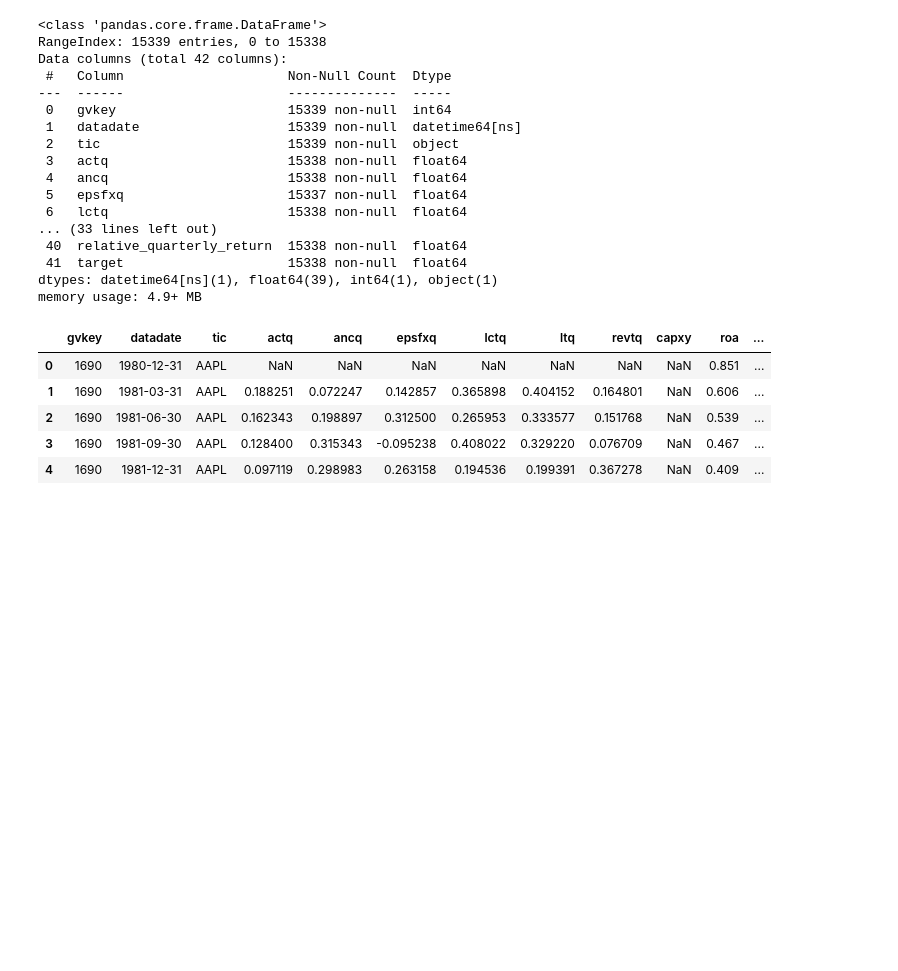
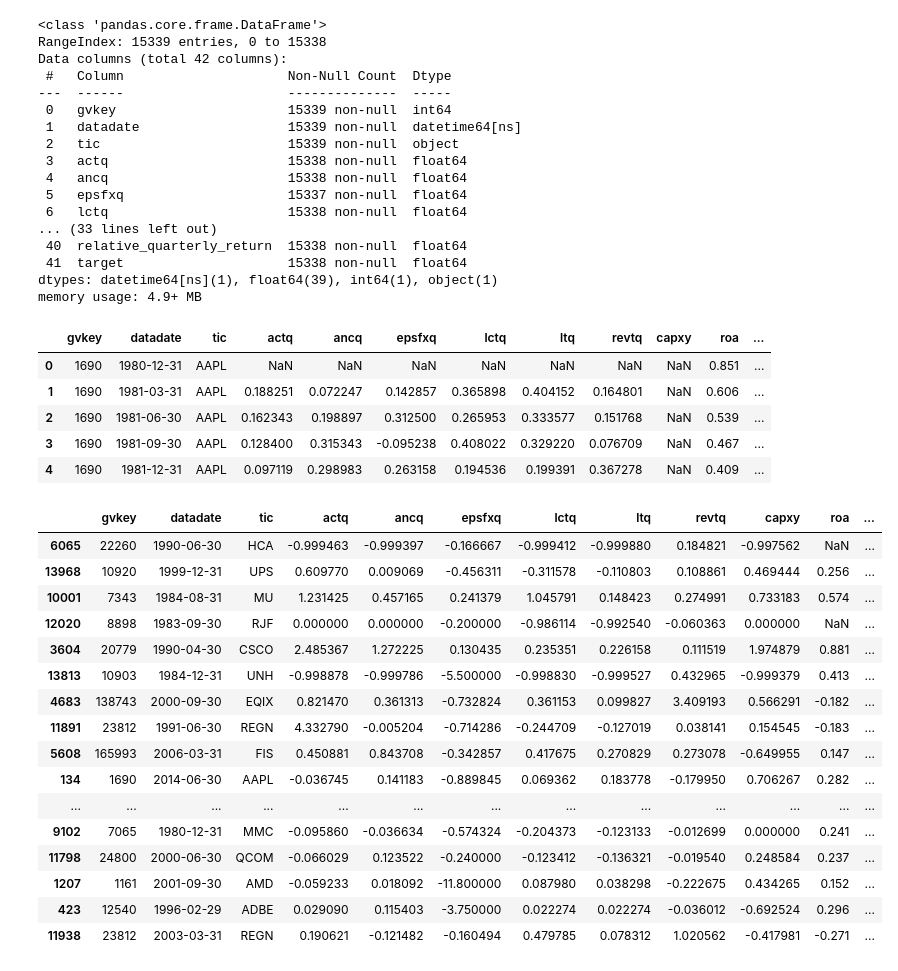
Before and after one commit to edocampione/4YP, a Jupyter notebook: scripts/process_data.ipynb, the cells around one changed output. Cells and saved outputs as stored; diff of their text form; code cells hidden in the pictures; blank space fills up the shorter version.

```diff
--- a/scripts/process_data.ipynb
+++ b/scripts/process_data.ipynb
@@ -321,6 +299,31 @@ df.head()
 | 2 | 1690 | 1981-06-30 | AAPL | 0.162343 | 0.198897 | 0.312500 | 0.265953 | 0.333577 | 0.151768 | NaN | 0.539 | ... |
 | 3 | 1690 | 1981-09-30 | AAPL | 0.128400 | 0.315343 | -0.095238 | 0.408022 | 0.329220 | 0.076709 | NaN | 0.467 | ... |
 | 4 | 1690 | 1981-12-31 | AAPL | 0.097119 | 0.298983 | 0.263158 | 0.194536 | 0.199391 | 0.367278 | NaN | 0.409 | ... |
+# %%
+file_path_4 = '/Users/edocampione/Desktop/Meng Engineering Science/4YP/data/processed_cleaned_data.csv' # cleaned data
+df = pd.read_csv(file_path_4)
+df['datadate'] = pd.to_datetime(df['datadate'])
+df = df.dropna(subset=['relative_quarterly_return'])
+df = df.sort_values(by=['relative_quarterly_return'])
+df.head(30)
+# %% [output]
+|  | gvkey | datadate | tic | actq | ancq | epsfxq | lctq | ltq | revtq | capxy | roa | ... |
+| 6065 | 22260 | 1990-06-30 | HCA | -0.999463 | -0.999397 | -0.166667 | -0.999412 | -0.999880 | 0.184821 | -0.997562 | NaN | ... |
+| 13968 | 10920 | 1999-12-31 | UPS | 0.609770 | 0.009069 | -0.456311 | -0.311578 | -0.110803 | 0.108861 | 0.469444 | 0.256 | ... |
+| 10001 | 7343 | 1984-08-31 | MU | 1.231425 | 0.457165 | 0.241379 | 1.045791 | 0.148423 | 0.274991 | 0.733183 | 0.574 | ... |
+| 12020 | 8898 | 1983-09-30 | RJF | 0.000000 | 0.000000 | -0.200000 | -0.986114 | -0.992540 | -0.060363 | 0.000000 | NaN | ... |
+| 3604 | 20779 | 1990-04-30 | CSCO | 2.485367 | 1.272225 | 0.130435 | 0.235351 | 0.226158 | 0.111519 | 1.974879 | 0.881 | ... |
+| 13813 | 10903 | 1984-12-31 | UNH | -0.998878 | -0.999786 | -5.500000 | -0.998830 | -0.999527 | 0.432965 | -0.999379 | 0.413 | ... |
+| 4683 | 138743 | 2000-09-30 | EQIX | 0.821470 | 0.361313 | -0.732824 | 0.361153 | 0.099827 | 3.409193 | 0.566291 | -0.182 | ... |
+| 11891 | 23812 | 1991-06-30 | REGN | 4.332790 | -0.005204 | -0.714286 | -0.244709 | -0.127019 | 0.038141 | 0.154545 | -0.183 | ... |
+| 5608 | 165993 | 2006-03-31 | FIS | 0.450881 | 0.843708 | -0.342857 | 0.417675 | 0.270829 | 0.273078 | -0.649955 | 0.147 | ... |
+| 134 | 1690 | 2014-06-30 | AAPL | -0.036745 | 0.141183 | -0.889845 | 0.069362 | 0.183778 | -0.179950 | 0.706267 | 0.282 | ... |
+| ... | ... | ... | ... | ... | ... | ... | ... | ... | ... | ... | ... | ... |
+| 9102 | 7065 | 1980-12-31 | MMC | -0.095860 | -0.036634 | -0.574324 | -0.204373 | -0.123133 | -0.012699 | 0.000000 | 0.241 | ... |
+| 11798 | 24800 | 2000-06-30 | QCOM | -0.066029 | 0.123522 | -0.240000 | -0.123412 | -0.136321 | -0.019540 | 0.248584 | 0.237 | ... |
+| 1207 | 1161 | 2001-09-30 | AMD | -0.059233 | 0.018092 | -11.800000 | 0.087980 | 0.038298 | -0.222675 | 0.434265 | 0.152 | ... |
+| 423 | 12540 | 1996-02-29 | ADBE | 0.029090 | 0.115403 | -3.750000 | 0.022274 | 0.022274 | -0.036012 | -0.692524 | 0.296 | ... |
+| 11938 | 23812 | 2003-03-31 | REGN | 0.190621 | -0.121482 | -0.160494 | 0.479785 | 0.078312 | 1.020562 | -0.417981 | -0.271 | ... |
 # %%
 train_start_date = '1970-01-31'
 valid_start_date = '2010-01-31'
```
Also changed, not shown: parts of 2 cells of this notebook, 1 other file.
